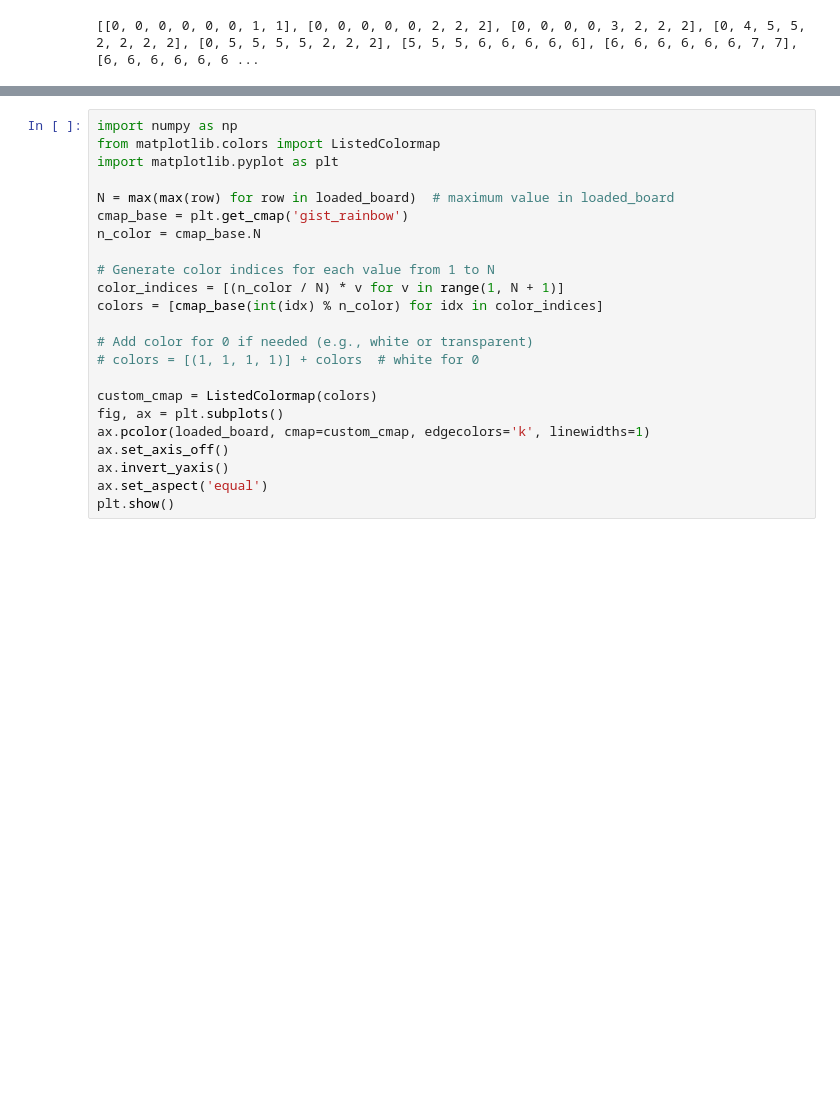
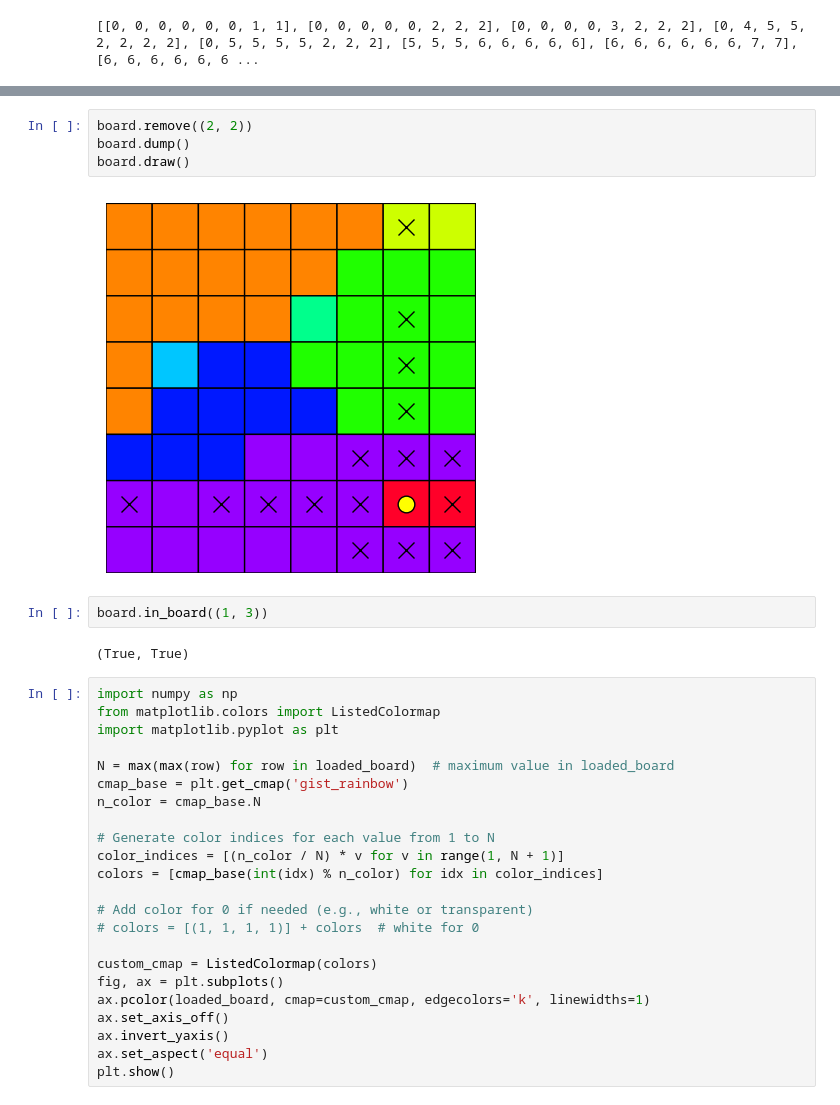
Before and after one commit to vvclin-git/py_queens, a Jupyter notebook: notebook.ipynb, the cells around one changed output, grey strips where cells are left out. Drawn from its saved outputs; the diff is of its cells as text; blank space fills up the shorter version.

```diff
--- a/notebook.ipynb
+++ b/notebook.ipynb
@@ -77,3 +205,13 @@ print(loaded_board)
+# %%
+board.remove((2, 2))
+board.dump()
+board.draw()
+# %% [output]
+[figure, added]
+# %%
+board.in_board((1, 3))
+# %% [output]
+(True, True)
 # %%
 import numpy as np
 from matplotlib.colors import ListedColormap
```
Also changed, not shown: parts of 5 cells of this notebook.
